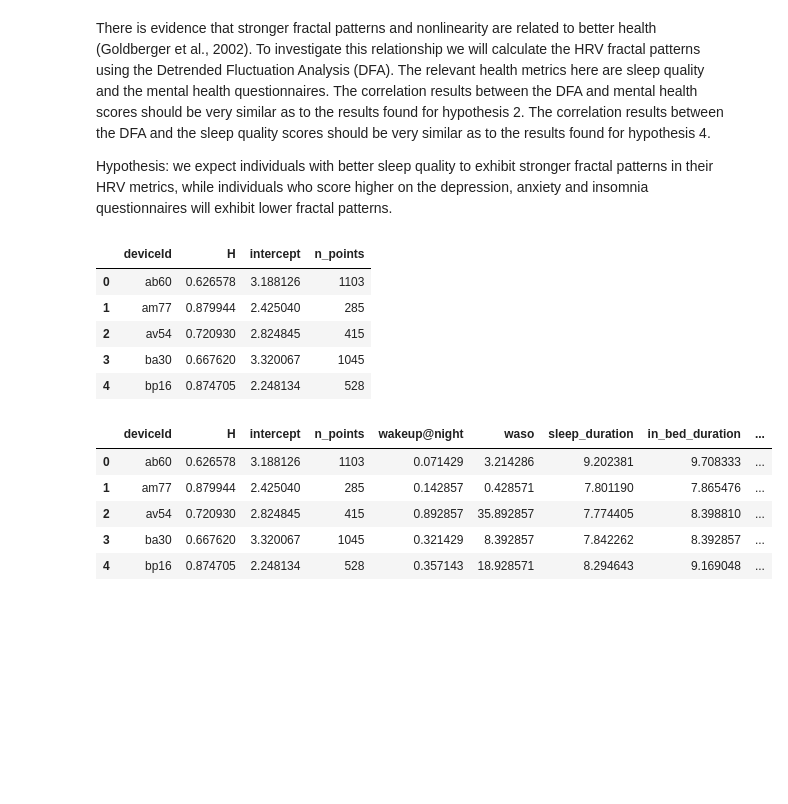
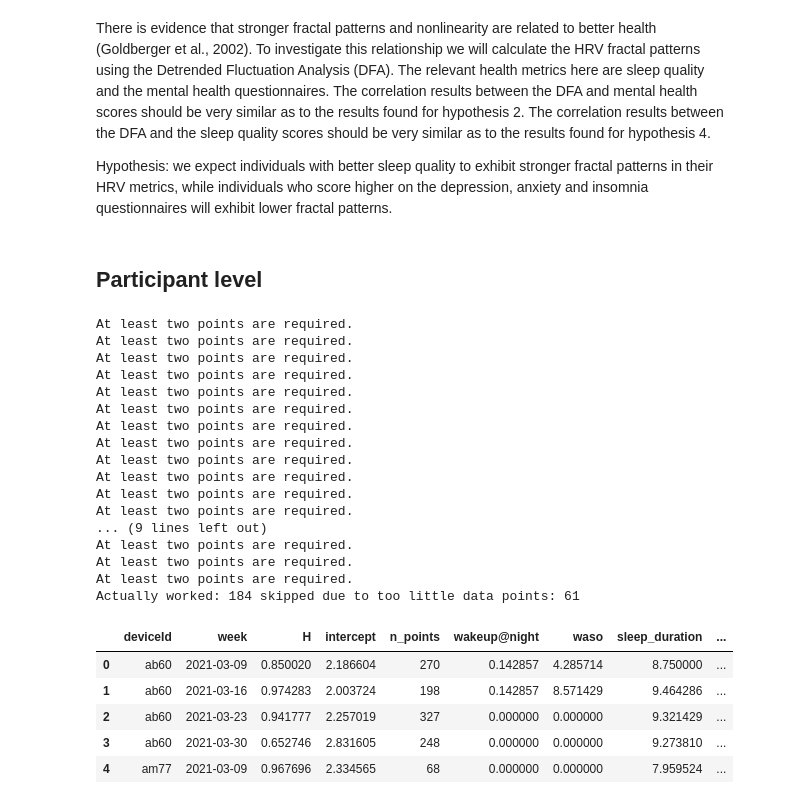
Before and after one commit to nachodll/complex_systems, a Jupyter notebook: fractal_analysis.ipynb, the cells around one changed output. Saved outputs shown, nothing was run; the diff lists cells and outputs as text; code cells hidden in the pictures; blank space fills up the shorter version.

Commit message:
Added analysis on weekly level

```diff
--- a/fractal_analysis.ipynb
+++ b/fractal_analysis.ipynb
@@ -22,17 +19,25 @@ df_shf["datetime"] = pd.to_datetime(df_shf["ts_start"], unit="ms", errors="coerc
+# %% [markdown]
+## Participant level
 # %%
-# Compute DFA per deviceId
+# Compute DFA per deviceId per day
 
 df_shf = sensor_hrv_filtered.copy()
 df_shf["datetime"] = pd.to_datetime(df_shf["ts_start"], unit="ms", errors="coerce")
-
+df_shf["week"] = df_shf["datetime"].dt.to_period("W-MON").dt.start_time.dt.date
 
 results = []
+skipped = 0
 
-for pid, df_temp in tqdm(df_shf.groupby("deviceId", sort=True)):
+for (pid, week), df_temp in df_shf.dropna(subset=["week"]).groupby(["deviceId", "week"], sort=True):
     df_temp = df_temp.copy()
 
     # Clean ibi scores and get rid of NaNs
     x = df_temp["ibi"][np.isfinite(df_temp["ibi"])]
+
+    # Need enough data points for DFA
+    if len(x) < 30:
+        skipped += 1
+        continue
 
     # Calculate DFA using the fathon module
     profile = fu.toAggregated(x)
@@ -43,11 +48,18 @@ for pid, df_temp in tqdm(df_shf.groupby("deviceId", sort=True)):
 
     wins = fu.linRangeByStep(10, win_max)
     n, F = dfa.computeFlucVec(wins, revSeg=True, polOrd=1)
-    H, intercept = dfa.fitFlucVec()
+
+    fit = dfa.fitFlucVec()
+    if fit is None:
+        skipped +=1
+        continue
+
+    H, intercept = fit
 
     results.append(
         {
             "deviceId": pid,
+            "week": week,
             "H": H,
             "intercept": intercept,
             "n_points": len(x),
@@ -56,30 +68,50 @@ for pid, df_temp in tqdm(df_shf.groupby("deviceId", sort=True)):
 
 df_dfa = pd.DataFrame(results)
 df_dfa.head()
+print("Actually worked:", len(results), "skipped due to too little data points:", skipped)
 # %% [output]
-|  | deviceId | H | intercept | n_points |
-| 0 | ab60 | 0.626578 | 3.188126 | 1103 |
-| 1 | am77 | 0.879944 | 2.425040 | 285 |
-| 2 | av54 | 0.720930 | 2.824845 | 415 |
-| 3 | ba30 | 0.667620 | 3.320067 | 1045 |
-| 4 | bp16 | 0.874705 | 2.248134 | 528 |
+At least two points are required.
+At least two points are required.
+At least two points are required.
+At least two points are required.
+At least two points are required.
+At least two points are required.
+At least two points are required.
+At least two points are required.
+At least two points are required.
+At least two points are required.
+At least two points are required.
+At least two points are required.
+... (9 lines left out)
+At least two points are required.
+At least two points are required.
+At least two points are required.
+Actually worked: 184 skipped due to too little data points: 61
 # %%
-# Merge DFA with sleep diary on participant level
+# Merge DFA with sleep diary on participant and weekly level
 
-df_sd = sleep_diary.copy()
-df_sd.rename(columns={"userId":"deviceId"}, inplace=True)
-df_sd = df_sd[["deviceId", "wakeup@night", "waso", "sleep_duration", "in_bed_duration", "sleep_latency", "sleep_efficiency"]]
-df_sd_participant = df_sd.groupby("deviceId").mean()
+df_sd = sleep_diary.copy().rename(columns={"userId": "deviceId"})
+df_sd["datetime"] = pd.to_datetime(df_sd["date"], errors="coerce")
+df_sd["week"] = df_sd["datetime"].dt.to_period("W-MON").dt.start_time.dt.date
 
-df_analysis = df_dfa.merge(df_sd_participant, on="deviceId", how="inner")
+
+df_sd = df_sd[["deviceId", "week", "wakeup@night", "waso", "sleep_duration", "in_bed_duration", "sleep_latency", "sleep_efficiency"]]
+
+df_sd_week = (
+    df_sd.dropna(subset=["week"])
+         .groupby(["deviceId", "week"], as_index=False)[["wakeup@night", "waso", "sleep_duration", "in_bed_duration", "sleep_latency", "sleep_efficiency"]]
+         .mean()
+)
+
+df_analysis = df_dfa.merge(df_sd_week, on=["deviceId", "week"], how="inner")
 df_analysis.head()
 # %% [output]
-|  | deviceId | H | intercept | n_points | wakeup@night | waso | sleep_duration | in_bed_duration | ... |
-| 0 | ab60 | 0.626578 | 3.188126 | 1103 | 0.071429 | 3.214286 | 9.202381 | 9.708333 | ... |
-| 1 | am77 | 0.879944 | 2.425040 | 285 | 0.142857 | 0.428571 | 7.801190 | 7.865476 | ... |
-| 2 | av54 | 0.720930 | 2.824845 | 415 | 0.892857 | 35.892857 | 7.774405 | 8.398810 | ... |
-| 3 | ba30 | 0.667620 | 3.320067 | 1045 | 0.321429 | 8.392857 | 7.842262 | 8.392857 | ... |
-| 4 | bp16 | 0.874705 | 2.248134 | 528 | 0.357143 | 18.928571 | 8.294643 | 9.169048 | ... |
+|  | deviceId | week | H | intercept | n_points | wakeup@night | waso | sleep_duration | ... |
+| 0 | ab60 | 2021-03-09 | 0.850020 | 2.186604 | 270 | 0.142857 | 4.285714 | 8.750000 | ... |
+| 1 | ab60 | 2021-03-16 | 0.974283 | 2.003724 | 198 | 0.142857 | 8.571429 | 9.464286 | ... |
+| 2 | ab60 | 2021-03-23 | 0.941777 | 2.257019 | 327 | 0.000000 | 0.000000 | 9.321429 | ... |
+| 3 | ab60 | 2021-03-30 | 0.652746 | 2.831605 | 248 | 0.000000 | 0.000000 | 9.273810 | ... |
+| 4 | am77 | 2021-03-09 | 0.967696 | 2.334565 | 68 | 0.000000 | 0.000000 | 7.959524 | ... |
 # %%
 # Merge DFA+Sleep Diary summary with survey questionnaires
 
```
Also changed, not shown: parts of 10 cells of this notebook.
